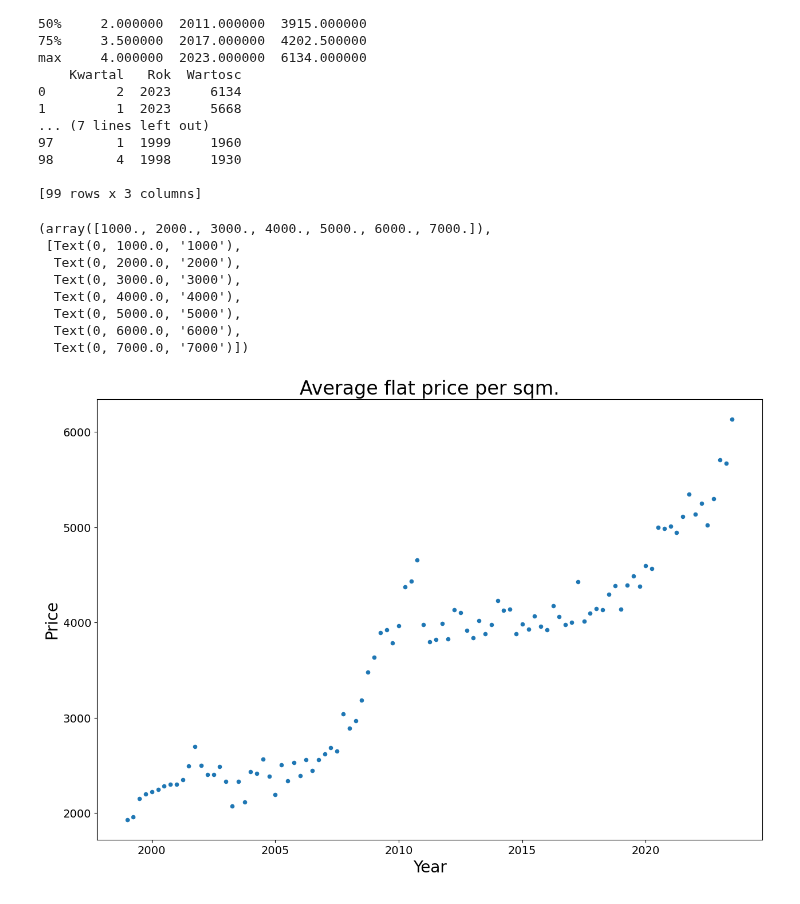
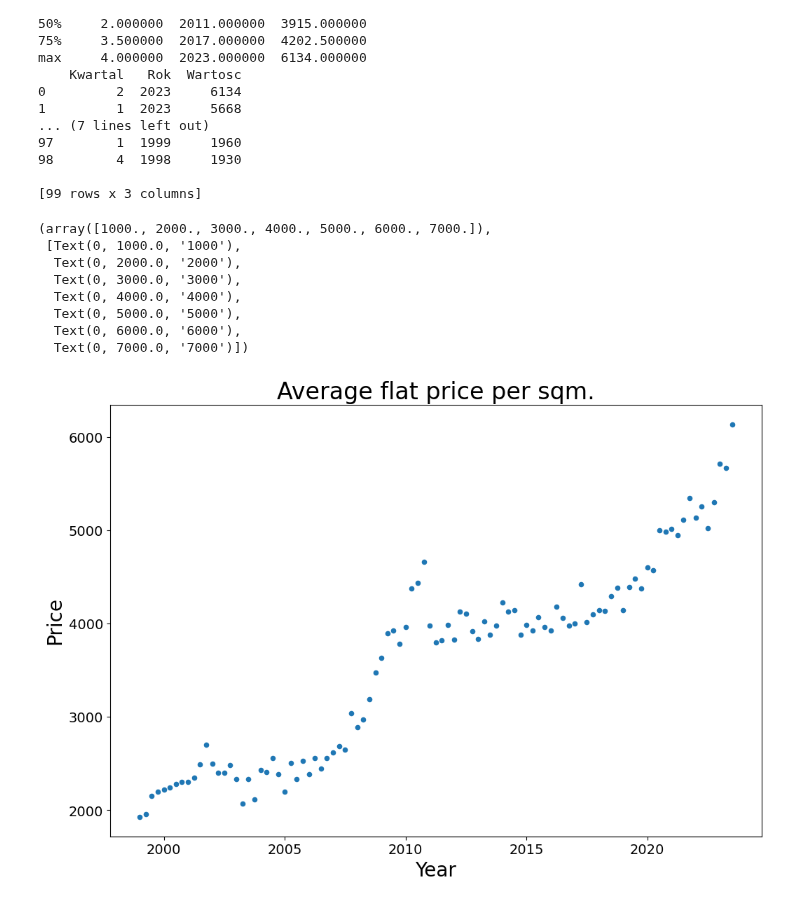
Before and after one commit to zarnecki/SAED, a Jupyter notebook: 02_Python/02_Python.ipynb, the cells around one changed output. Drawn from its saved outputs; the diff is of its cells as text; code cells hidden in the pictures.

```diff
--- a/02_Python/02_Python.ipynb
+++ b/02_Python/02_Python.ipynb
@@ -822,27 +863,27 @@ df['date'] = df['Rok']+0.25*df['Kwartal']
 # %%
 # Plotting the data
 
-plt.figure(figsize=(15,10))
+plt.figure(figsize=(12,8))
 figax = plt.axes()            # the expected location of the plot, to be used by pandas
 
 df.plot(x="date", y="Wartosc", ax=figax, kind = "scatter")
 
 plt.title("Average flat price per sqm.",size=24)
 
 plt.xlabel('Year',size=20)
 plt.ylabel('Price',size=20)
 plt.xticks(fontsize=14)
 plt.yticks(fontsize=14)
 # %% [output]
 (array([1000., 2000., 3000., 4000., 5000., 6000., 7000.]),
  [Text(0, 1000.0, '1000'),
   Text(0, 2000.0, '2000'),
   Text(0, 3000.0, '3000'),
   Text(0, 4000.0, '4000'),
   Text(0, 5000.0, '5000'),
   Text(0, 6000.0, '6000'),
   Text(0, 7000.0, '7000')])
-[figure, old version]
+[figure, new version]
 # %% [markdown]
 ## Homework
 
```
Also changed, not shown: parts of 16 cells of this notebook, 1 other file.
